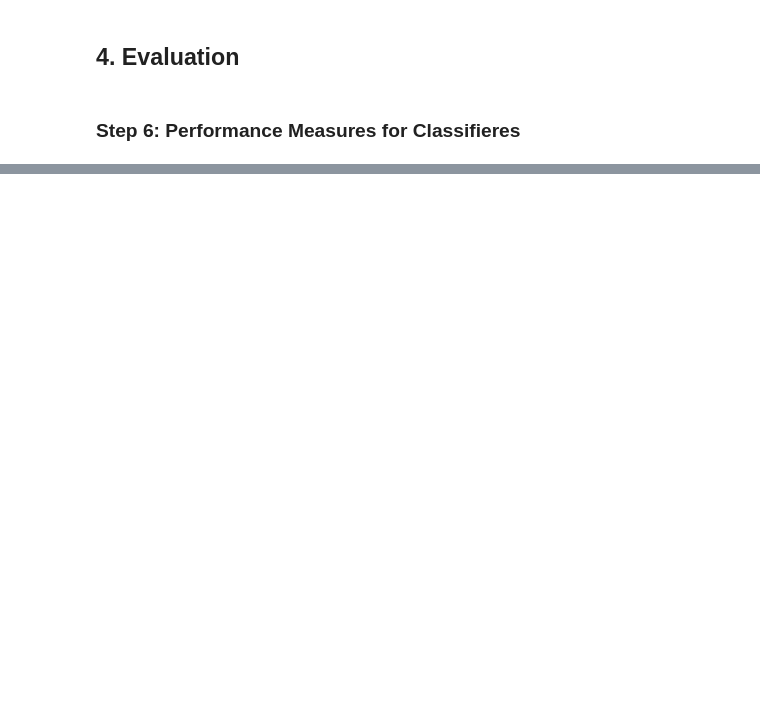
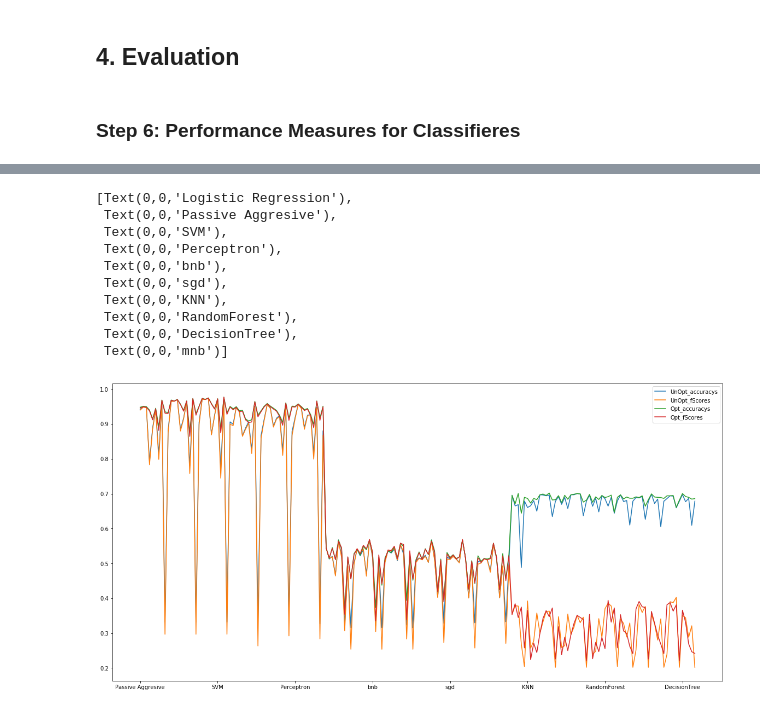
Before and after one commit to Rababalkhalifa/project_capastone, a Jupyter notebook: sentimental_analysis_Model_ASTD_BestResults.ipynb, the cells around one changed output, grey strips where cells are left out. Saved outputs shown, nothing was run; the diff lists cells and outputs as text; code cells hidden in the pictures; blank space fills up the shorter version.

```diff
--- a/sentimental_analysis_Model_ASTD_BestResults.ipynb
+++ b/sentimental_analysis_Model_ASTD_BestResults.ipynb
@@ -544,23 +641,23 @@ for key in DataDistCollection.keys():
                     results.append(datarow)
 
 
-                    score = dict(data=key,
-                                             feat_generator=feat_generator['name'],
-                                             clf=clf['name'],
-                                             # feat_ext=feat_ext['name'],
-                                             f1=f1,
-                                             acc=acc,
-                                             tacc=tacc)
+#                     score = dict(data=key,
+#                                              feat_generator=feat_generator['name'],
+#                                              clf=clf['name'],
+#                                              # feat_ext=feat_ext['name'],
+#                                              f1=f1,
+#                                              acc=acc,
+#                                              tacc=tacc)
 
                     df['Classifier'] =  clf["name"]
                     df['feauter_generator'] = feat_generator['name']
 
-                    df['acc'] = acc
-                    df['f1']=f1
+#                     df['acc'] = acc
+#                     df['f1']=f1
 
                     dataframe_collection[ key + '-' + clf["name"] + '-' + feat_generator['name'] ]  = df
     #                         print(clf["name"],df['feauter_generator'] )
-                    scores.append(score)
+#                     scores.append(score)
 
     for key in dataframe_collection.keys():
         print("\n" +"="*40)
@@ -574,7 +671,7 @@ for key in DataDistCollection.keys():
     #     print("-"*40)
     #     print(df_Classifiers.head())
 
-        df_s = pd.DataFrame(scores)
-        scores_collection[key] = df_s
+#         df_s = pd.DataFrame(scores)
+#         scores_collection[key] = df_s
 
 df_feauterCount = pd.DataFrame(FeatuerDataSet, columns=['DataSet_Name','Feauter_Generator','Feauters_Count'])
@@ -597,11 +749,23 @@ d
 # %%
 
 dataset = df_resutlts[['Opt_accuracys','UnOpt_accuracys']]
-ax = dataset.plot(figsize=(20,10))
+ax = df_resutlts.plot(figsize=(20,10))
 ax.set_xticklabels( df_resutlts.clasifiers.get_values())
 # ax.set_xticks([1,2,3,4,5,6,7,8,9])
 
 # ax.set_xlim([0, 10])
 # ax.set_xlabel("Classifiers" )
 # ax.set_ylabel("Accuracy")
 # ax.set_title("Visualizing Results using Accuracy")
+# %% [output]
+[Text(0,0,'Logistic Regression'),
+ Text(0,0,'Passive Aggresive'),
+ Text(0,0,'SVM'),
+ Text(0,0,'Perceptron'),
+ Text(0,0,'bnb'),
+ Text(0,0,'sgd'),
+ Text(0,0,'KNN'),
+ Text(0,0,'RandomForest'),
+ Text(0,0,'DecisionTree'),
+ Text(0,0,'mnb')]
+[figure, added]
```
Also changed, not shown: parts of 28 cells of this notebook, 4 other files.
